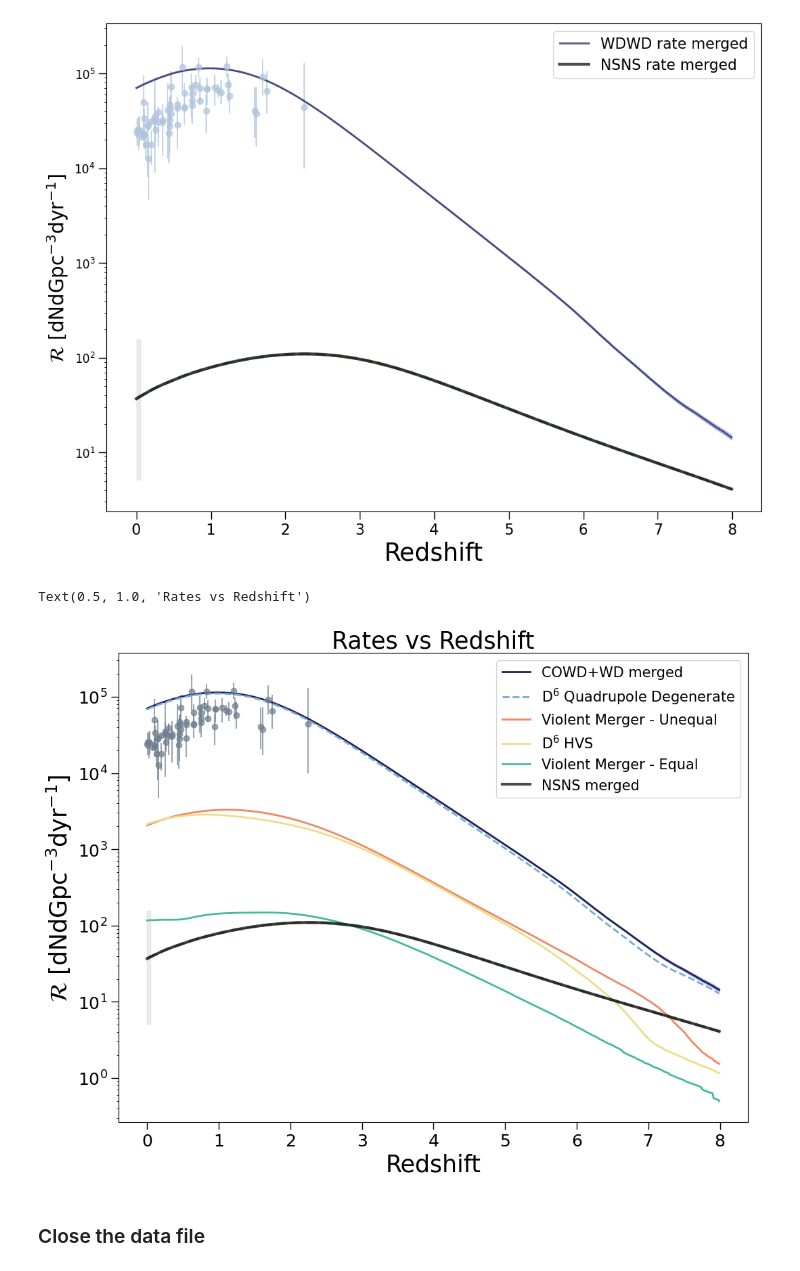
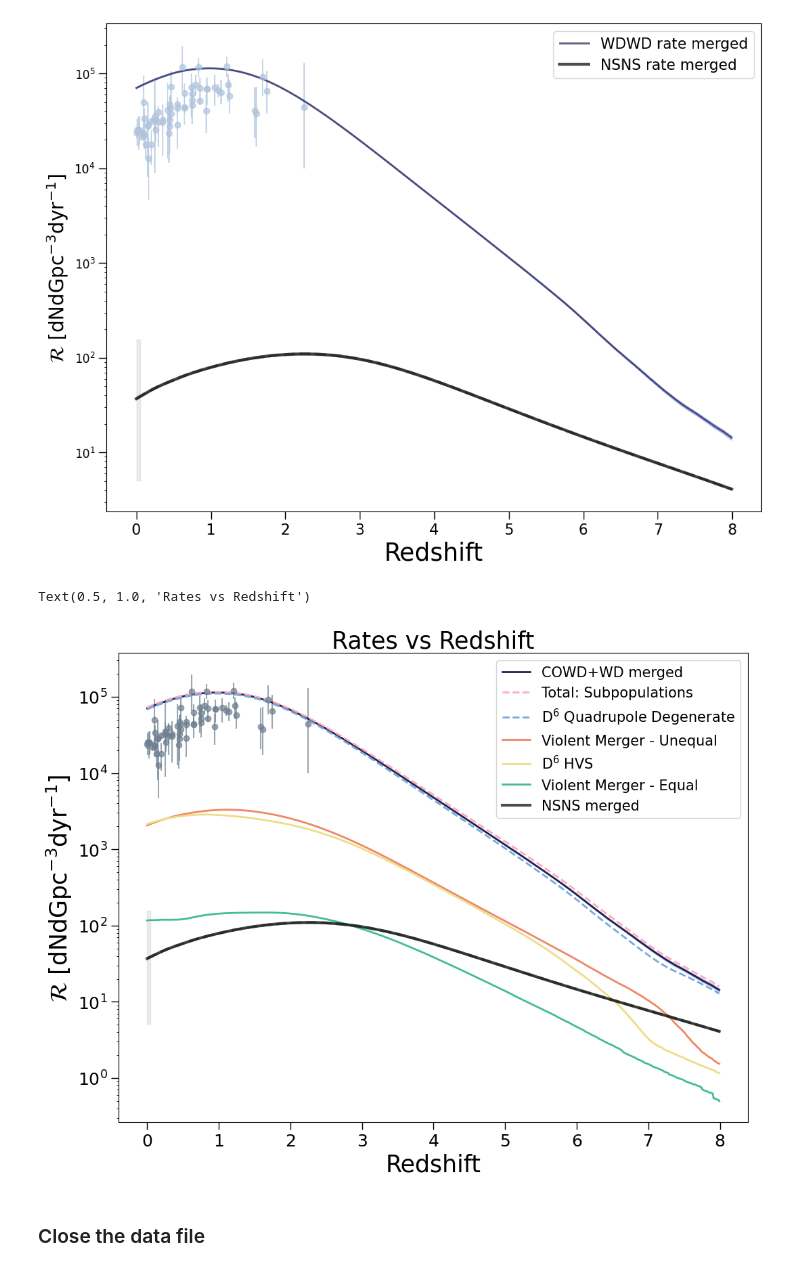
Before and after one commit to melanie-santiago26/research_work, a Jupyter notebook: making_figures/cleaned_making_figures_tutorials/code/rate_redshift_fig.ipynb, the cells around one changed output. Saved outputs shown, nothing was run; the diff lists cells and outputs as text; code cells hidden in the pictures.

Commit message:
adding total subpops line

```diff
--- a/making_figures/cleaned_making_figures_tutorials/code/rate_redshift_fig.ipynb
+++ b/making_figures/cleaned_making_figures_tutorials/code/rate_redshift_fig.ipynb
@@ -170,6 +170,8 @@ violent_merger_equal_rate = np.sum(rates_DCO_masked_WDopt[violent_merger_equal_b
 HVS_rate = np.sum(rates_DCO_masked_WDopt[SN_Ia_HVS], axis=0)
 # %%
 D6_two_explosion_rate = np.sum(rates_DCO_masked_WDopt[d6_two_explosion], axis=0)
+# %%
+tot_subpop = violent_merger_unequal_rate + violent_merger_equal_rate + HVS_rate + D6_two_explosion_rate
 # %% [markdown]
 Let's bootstrap these rates!
 # %%
@@ -285,6 +287,9 @@ ax.errorbar(redshifts_briel,converted_rates_briel,yerr=y_error, fmt='o', color =
 ax.fill_between(redshifts_WDWD, percentiles_WDWD[0], percentiles_WDWD[2], alpha = 0.3, color = 'royalblue')
 ax.plot(redshifts_WDWD, percentiles_WDWD[1],linewidth=1,color='mediumpurple', ls="--", alpha=0.7)#,label='WDWD rate bootstrapped median')
 ax.plot(redshifts_WDWD, cowd_rate, linewidth=2,color=cset.dark_blue,label='COWD+WD merged')
+
+# total
+ax.plot(redshifts_WDWD, tot_subpop, linewidth=2,color=cset_l.pink, ls="--",label='Total: Subpopulations')
 
 # D^6 two explosion
 ax.plot(redshifts_WDWD, D6_two_explosion_rate, linewidth=2,color=cset_l.light_blue, ls="--",label='$\mathrm{D^6}$ Quadrupole Degenerate')
@@ -294,35 +299,35 @@ ax.plot(redshifts_WDWD, violent_merger_unequal_rate, linewidth=2,color=cset_l.or
 
 # HVS
 ax.plot(redshifts_WDWD, HVS_rate, linewidth=2,color=cset_l.light_yellow,label='$\mathrm{D^6}$ HVS')
 
 # violent merger - equal
 ax.plot(redshifts_WDWD, violent_merger_equal_rate, linewidth=2,color=cset_l.mint,label='Violent Merger - Equal')
 
 # NSNS
 ax.fill_between(redshifts_NSNS, percentiles[0], percentiles[2], alpha = 0.3, color = 'forestgreen')
 ax.plot(redshifts_NSNS, percentiles[1],linewidth=3,color='grey', ls="--", alpha=0.7)#,label='NSNS rate bootstrapped median')
 ax.plot(redshifts_NSNS, NSNS_rate,linewidth=3, color='black',alpha=0.7,label='NSNS merged')
 
 ## LVK BNS rate (update at z=0 - https://arxiv.org/abs/2605.27226)
 plt.fill_between([0,0.05],
                 5.1,
                 154.7,
                 alpha=0.15,
                 color="grey")#,label=r'LVK BNS Rate $\mathrm{z=0.2}$')
 
 ax.set_yscale('log')
 ax.set_ylabel(r"$\mathcal{R}$ [$\mathrm{dNdGpc^{-3}dyr^{-1}}$]",fontsize=25)
 ax.set_xlabel(r"Redshift",fontsize=25)
 ax.tick_params(axis='x', length=8, width=1, labelsize=18)
 ax.tick_params(axis='y', length=8, width=1, labelsize=18)
 ax.legend(fontsize=15)
-ax.set_title("Rates vs Redshift", fontsize=25)
+ax.set_title(r"Rates vs Redshift: $\alpha_{\mathrm{CE}}=1.00$", fontsize=25)
 
 ## save figure:
 # plt.savefig("../figures/rates_redshift.png",bbox_inches='tight',pad_inches=0.1)
 # %% [output]
 Text(0.5, 1.0, 'Rates vs Redshift')
-[figure, old version]
+[figure, new version]
 # %% [markdown]
 ### Close the data file
 # %%
```
Also changed, not shown: parts of 1 cell of this notebook, 5 other files.
